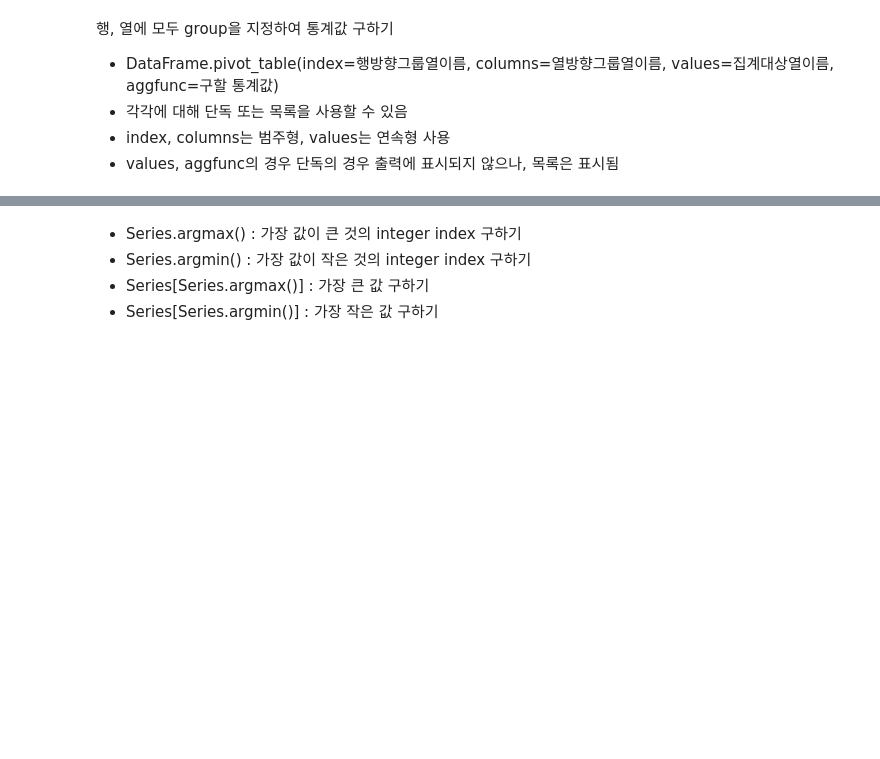
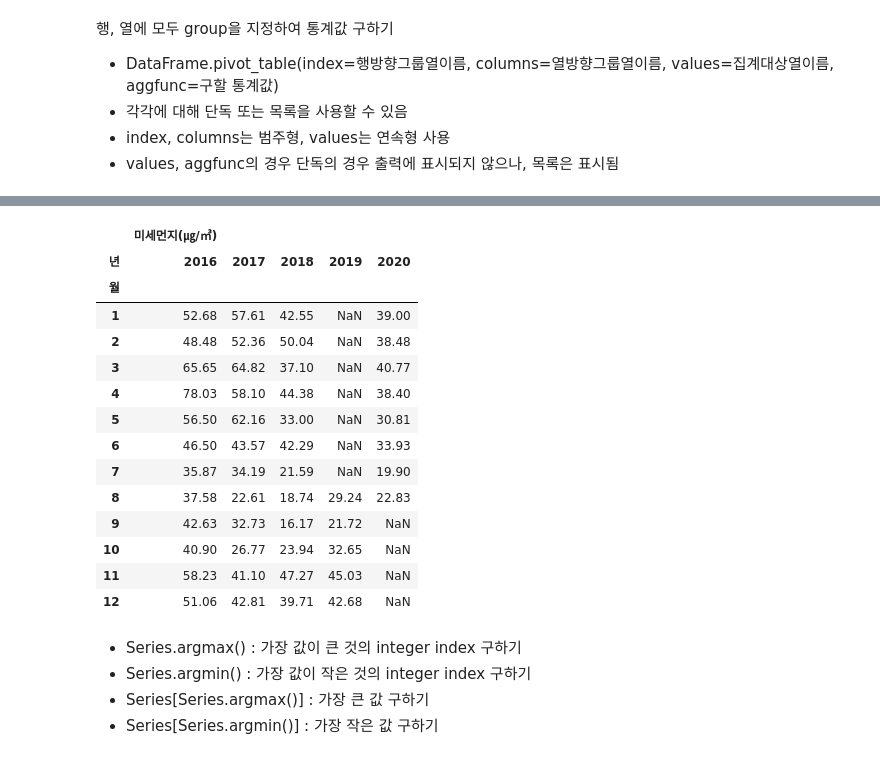
Before and after one commit to JM-world/BigData.Analysis.Article-Practical.skills, a Jupyter notebook: 1.pandas/[pandas_03]_fine_dust_LAB.ipynb, the cells around one changed output, grey strips where cells are left out. Cells and saved outputs as stored; diff of their text form; code cells hidden in the pictures; blank space fills up the shorter version.

```diff
--- a/1.pandas/[pandas_03]_fine_dust_LAB.ipynb
+++ b/1.pandas/[pandas_03]_fine_dust_LAB.ipynb
@@ -754,6 +838,27 @@ pd.options.display.float_format = '{:.2f}'.format
 # %%
 # [3-49] df_dust에서 '측정소명'이 '강남구'인 데이터의
 # 월별(index), 년별(columns), 미세먼지 농도 평균을 조회하여 temp로 저장합니다
+place = df_dust[df_dust['측정소명'] == '강남구']
+temp = place.pivot_table(index='월',
+                         columns='년',
+                         values=['미세먼지(㎍/㎥)'])  # aggfunc = 'mean'이 디폴트 값
+temp
+# %% [output]
+|  | 미세먼지(㎍/㎥) |  |  |  |  |
+| 년 | 2016 | 2017 | 2018 | 2019 | 2020 |
+| 월 |  |  |  |  |  |
+| 1 | 52.68 | 57.61 | 42.55 | NaN | 39.00 |
+| 2 | 48.48 | 52.36 | 50.04 | NaN | 38.48 |
+| 3 | 65.65 | 64.82 | 37.10 | NaN | 40.77 |
+| 4 | 78.03 | 58.10 | 44.38 | NaN | 38.40 |
+| 5 | 56.50 | 62.16 | 33.00 | NaN | 30.81 |
+| 6 | 46.50 | 43.57 | 42.29 | NaN | 33.93 |
+| 7 | 35.87 | 34.19 | 21.59 | NaN | 19.90 |
+| 8 | 37.58 | 22.61 | 18.74 | 29.24 | 22.83 |
+| 9 | 42.63 | 32.73 | 16.17 | 21.72 | NaN |
+| 10 | 40.90 | 26.77 | 23.94 | 32.65 | NaN |
+| 11 | 58.23 | 41.10 | 47.27 | 45.03 | NaN |
+| 12 | 51.06 | 42.81 | 39.71 | 42.68 | NaN |
 # %% [markdown]
 - Series.argmax() : 가장 값이 큰 것의 integer index 구하기
 - Series.argmin() : 가장 값이 작은 것의 integer index 구하기
```
Also changed, not shown: parts of 17 cells of this notebook.
